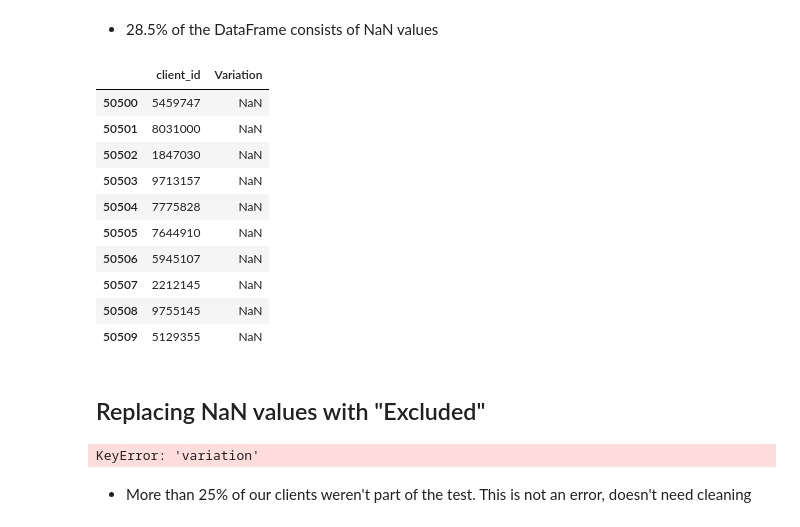
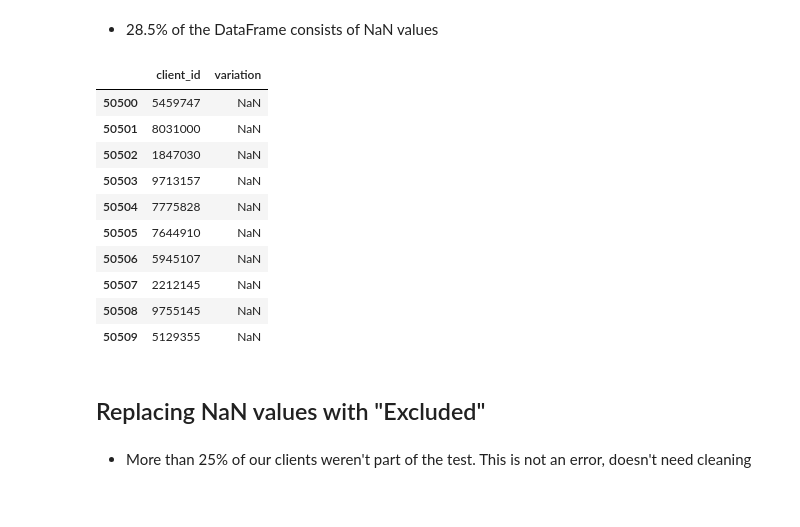
Before and after one commit to ceciliabetek/VANGUARD-CX-DA-AMAZON, a Jupyter notebook: Notebooks/01_rq_df_cleaning.ipynb, the cells around one changed output. Cells and saved outputs as stored; diff of their text form; code cells hidden in the pictures.

```diff
--- a/Notebooks/01_rq_df_cleaning.ipynb
+++ b/Notebooks/01_rq_df_cleaning.ipynb
@@ -211,4 +209,6 @@ df_2.isna().sum()
 client_id        0
 Variation    20109
 dtype: int64
+# %%
+df_2 = df_2.rename(columns={"Variation": "variation"})
 # %%
@@ -226,10 +226,10 @@ np.float64(28.48)
 # %% [markdown]
 * 28.5% of the DataFrame consists of NaN values
 # %%
-df_nan = df_2[df_2["Variation"].isna()]
+df_nan = df_2[df_2["variation"].isna()]
 df_nan.head(10)
 # %% [output]
-|  | client_id | Variation |
+|  | client_id | variation |
 | 50500 | 5459747 | NaN |
 | 50501 | 8031000 | NaN |
 | 50502 | 1847030 | NaN |
@@ -245,6 +245,4 @@ df_nan.head(10)
 # %%
 # Changing NaN values in to "Excluded" -> This represents clients who weren't a part of the experiment.
 df_2["variation"] = df_2["variation"].fillna("excluded")
-# %% [output]
-KeyError: 'variation'
 # %%
```
Also changed, not shown: parts of 21 cells of this notebook, 3 other files.
